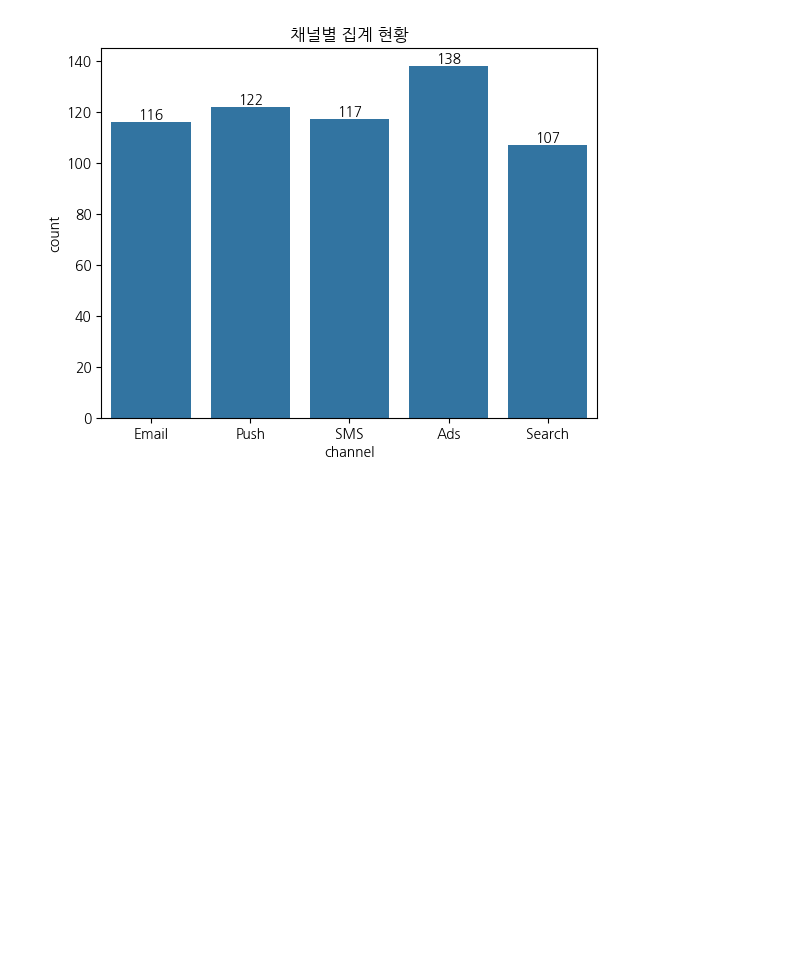
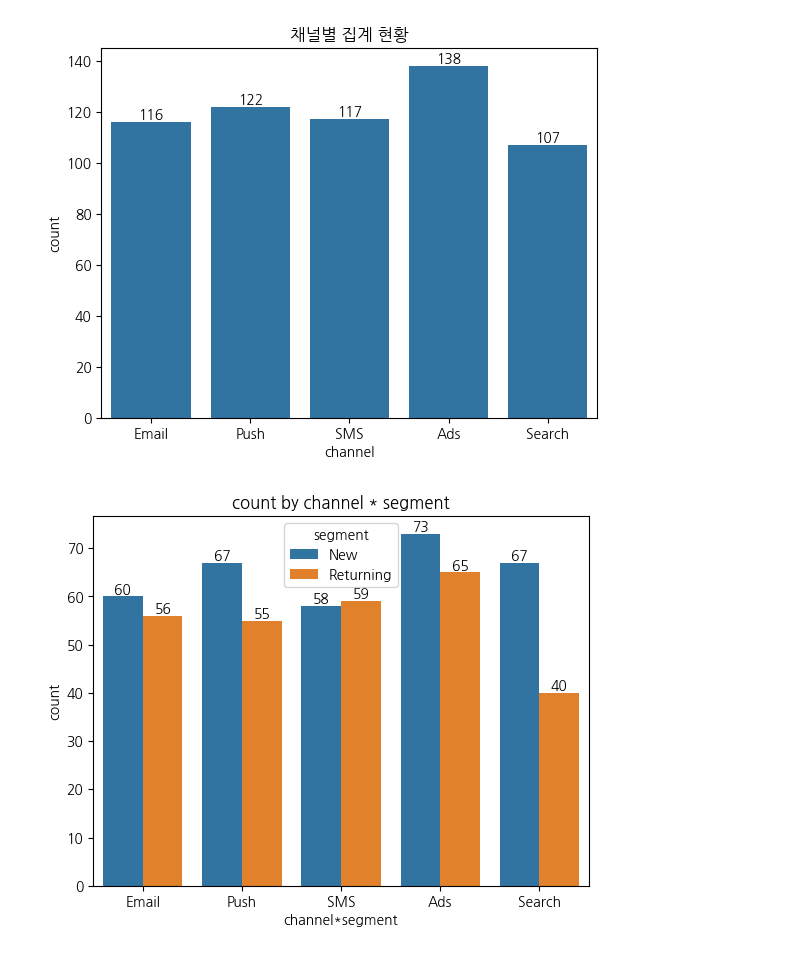
Before and after one commit to garden92/ai-practice, a Jupyter notebook: work/create_data.ipynb, the cells around one changed output. Saved outputs shown, nothing was run; the diff lists cells and outputs as text; code cells hidden in the pictures; blank space fills up the shorter version.

```diff
--- a/work/create_data.ipynb
+++ b/work/create_data.ipynb
@@ -128,5 +128,15 @@ plt.close()
 # %%
 plt.figure()
 ax = sns.countplot(cat_df, x='channel', hue='segment')
-ax.set_tile('count by channel * segment')
-ax.set_xlabel('channel')
+ax.set_title('count by channel * segment')
+ax.set_xlabel('channel*segment')
+ax.set_ylabel('count')
+
+for container in ax.containers:
+    ax.bar_label(container, fmt='%d')
+
+plt.savefig('cat_countplot_hue.png')
+plt.show()
+plt.close()
+# %% [output]
+[figure, added]
```
